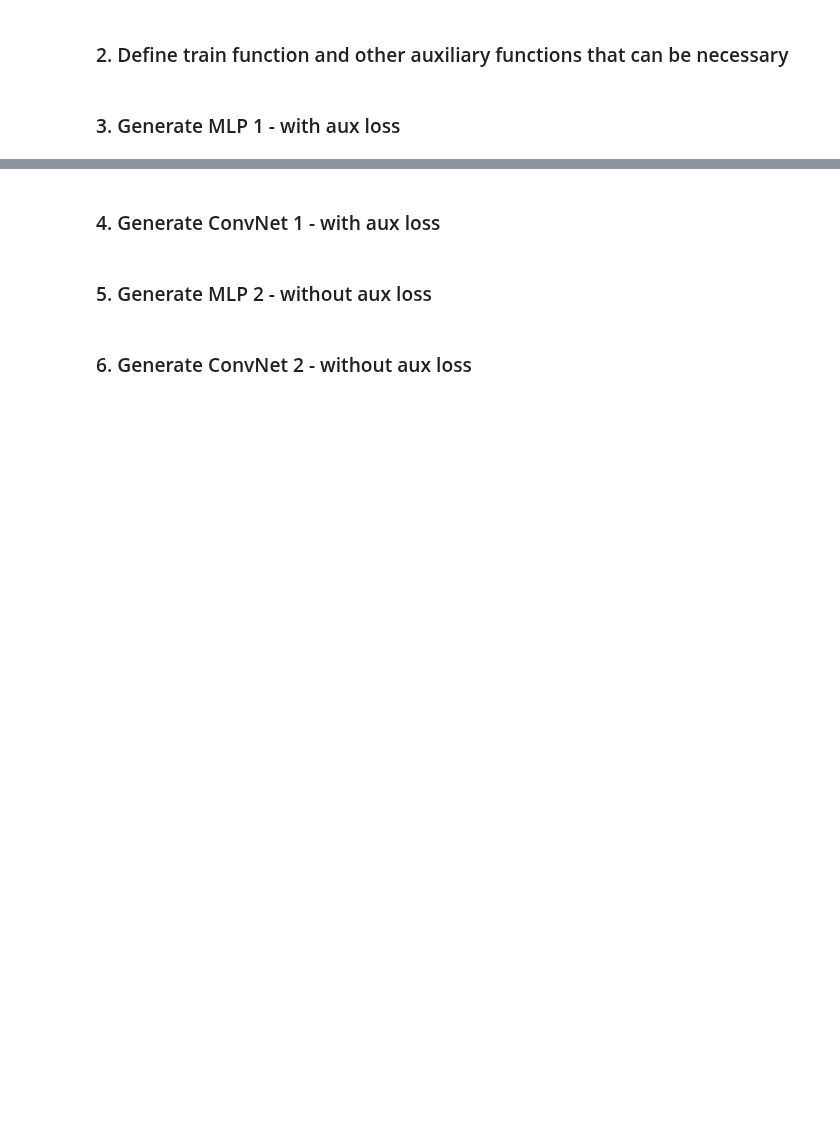
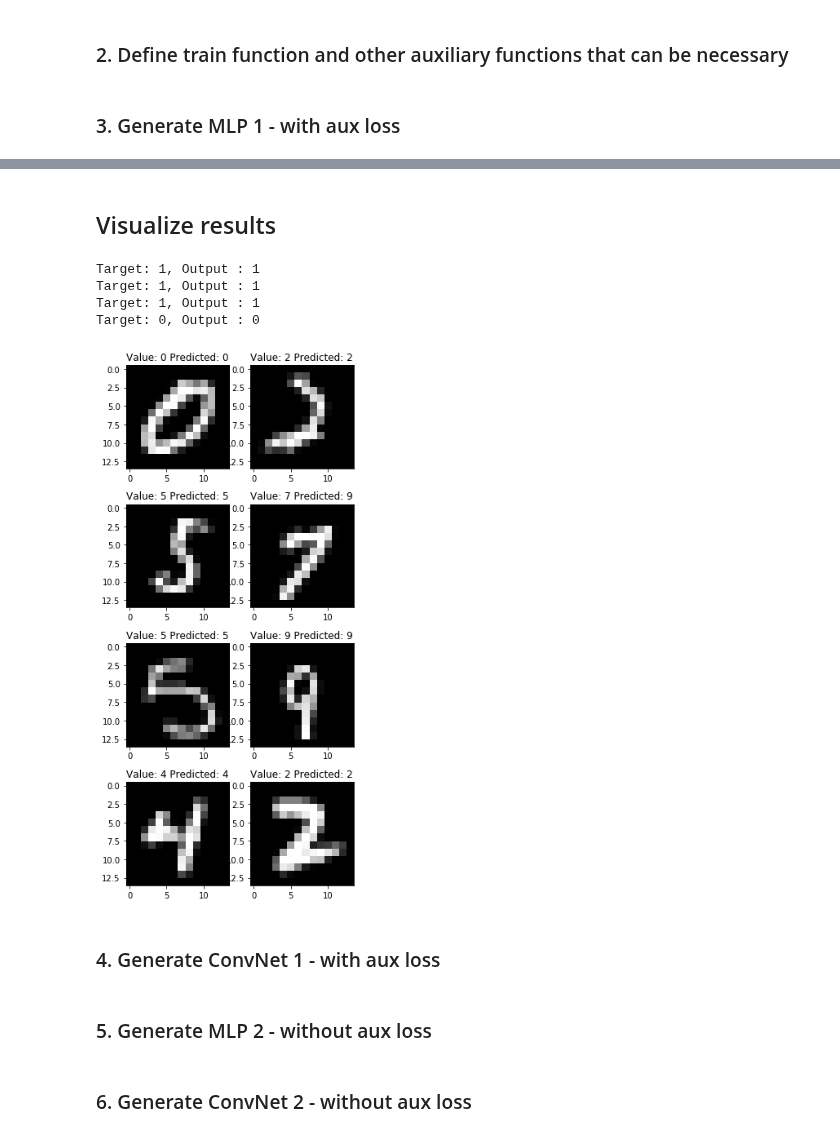
Before and after one commit to natbolon/DL, a Jupyter notebook: Project1/MP1.ipynb, the cells around one changed output, grey strips where cells are left out. Cells and saved outputs as stored; diff of their text form; code cells hidden in the pictures; blank space fills up the shorter version.

```diff
--- a/Project1/MP1.ipynb
+++ b/Project1/MP1.ipynb
@@ -154,2 +241,7 @@ class Net_Full(nn.Module):
 # %% [markdown]
 ### 3. Generate MLP 1 - with aux loss
+# %%
+train_input, train_target_bin, train_classes_one_hot = Variable(train_input), Variable(train_target_bin), Variable(train_classes_one_hot)
+test_input, test_target_bin, test_classes_one_hot = Variable(test_input), Variable(test_target_bin), Variable(test_classes_one_hot)
+print(train_input.shape, train_target_bin.shape, train_classes_one_hot.shape)
+print(test_input.shape, test_target_bin.shape, test_classes_one_hot.shape)
@@ -156,8 +251,4 @@ class Net_Full(nn.Module):
 # %%
-train_input, train_target, train_classes_one_hot = Variable(train_input), Variable(train_target), Variable(train_classes_one_hot)
-test_input, test_target, test_classes_one_hot = Variable(test_input), Variable(test_target), Variable(test_classes_one_hot)
-
-
 nb_error_test = []
 for k in range(10):
     model1 = Net_Conv(200)
@@ -195,0 +295,18 @@ Test error mu: 4.00%
+# %%
+nb_error_test = []
+for k in range(10):
+    model = Net_All(32, 64, 50, 100)
+    train_model_all(model, train_input, train_classes_one_hot, train_target_bin, lr=0.5)
+
+    out_class, out_target = model(test_input)
+    _, argmax_class = out_class.max(1)
+    _, argmax_target = out_target.max(1)
+    nb_test_errors = 1000 - (argmax_target == test_target).sum(0)
+    nb_error_test.append(100.0*nb_test_errors/test_target.size(0))
+
+    #nb_test_errors_n1 = compute_nb_errors(model1, test_input, test_classes_one_hot)
+    #nb_error_test += nb_test_errors_n1
+    print('test error Net {:0.2f}% {:d}/{:d}'.format((100 * nb_test_errors) / test_target.size(0),
+                                                      nb_test_errors, test_target.size(0)))
+
+print('Test error mu: {:0.2f}% '.format(sum(nb_error_test)/len(nb_error_test)))
@@ -196,3 +331,27 @@ Test error mu: 4.00%
+# %% [markdown]
+## Visualize results
+# %%
+fig, ax = plt.subplots(4, 2, figsize=(5,12))
+ax = ax.flatten()
+for i in range(4):
+    r = int(1000*random.random())
+    test_i, test_c, test_t = test_input[r*2:r*2+2], test_classes[r], test_target[r]
+    out_c, out_t = model(test_i)
+    _, pred_c = out_c.max(1)
+    _, pred = out_t.max(1)
+    print('Target: {}, Output : {}'.format(test_t.item(), pred.item()) )
+
+    ax[i*2].imshow(test_i[0][0], cmap="gray")
+    ax[i*2].set_title('Value: {} Predicted: {}'.format(test_c[0].item(), pred_c[0].item()))
+    ax[i*2+1].imshow(test_i[1][0], cmap="gray")
+    ax[i*2+1].set_title('Value: {} Predicted: {}'.format(test_c[1].item(), pred_c[1].item()))
+plt.show()
+# %% [output]
+Target: 1, Output : 1
+Target: 1, Output : 1
+Target: 1, Output : 1
+Target: 0, Output : 0
+[figure, added]
 # %% [markdown]
 ### 4. Generate ConvNet 1 - with aux loss
 # %% [markdown]
```
Also changed, not shown: parts of 9 cells of this notebook.
